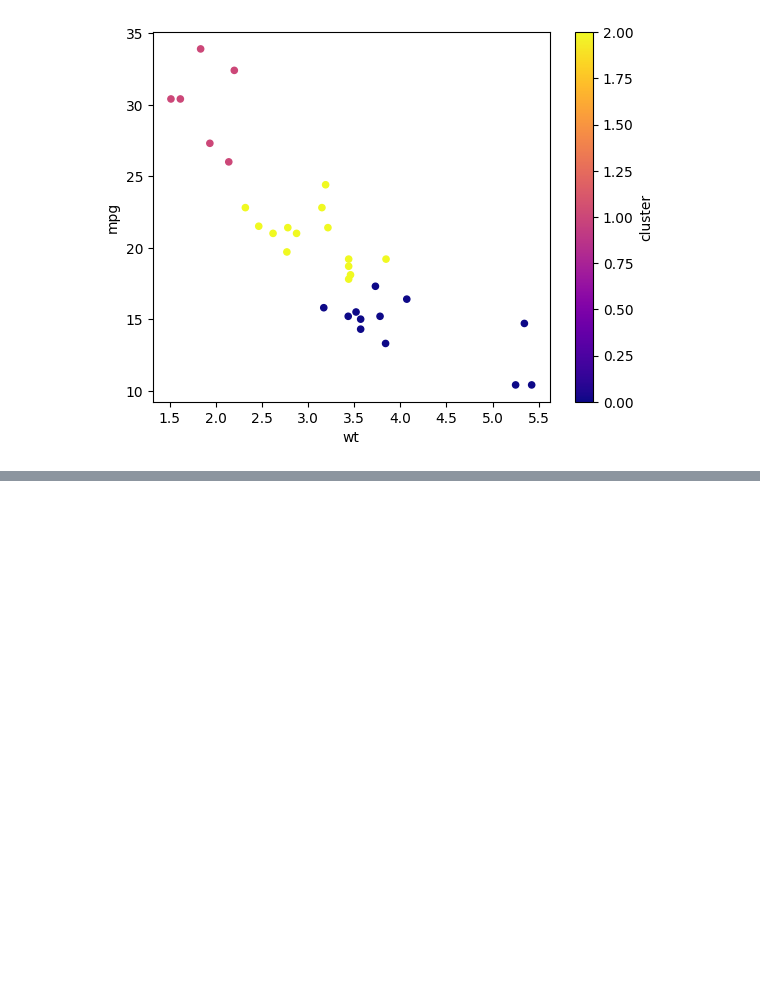
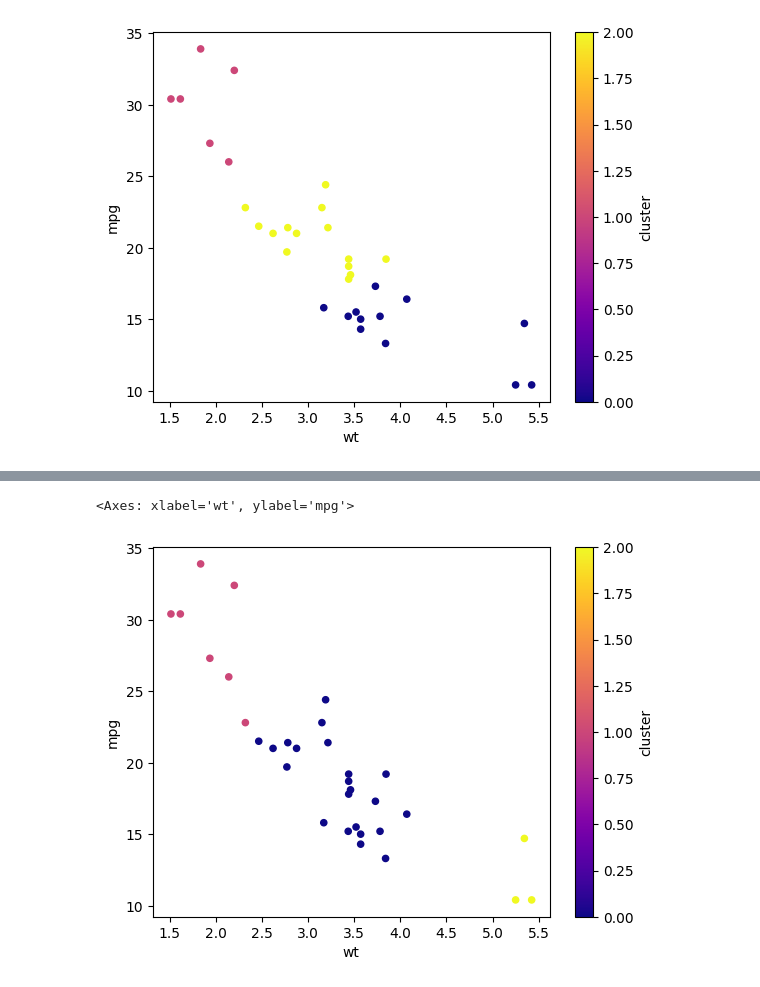
Before and after one commit to CarolineAndradeR/Data-Science, a Jupyter notebook: Análise_de_Conglomerados.ipynb, the cells around one changed output, grey strips where cells are left out. Saved outputs shown, nothing was run; the diff lists cells and outputs as text; code cells hidden in the pictures; blank space fills up the shorter version.

```diff
--- a/Análise_de_Conglomerados.ipynb
+++ b/Análise_de_Conglomerados.ipynb
@@ -23,0 +126,10 @@ df.plot.scatter(x='wt', y='mpg', c='cluster', colormap='plasma')
+# %%
+# executa o algoritmo K-Means com 3 clusters, utilizando as variáveis mpg (milhas por galão) e wt (peso)
+k = KMeans(n_clusters=3, random_state=0).fit(df[['mpg_r01','wt_r01']])
+# adiciona o número do cluster (entre 0, 1 e 2) como uma nova coluna no dataframe
+df['cluster'] = k.labels_
+# visualização gráfico de dispersão das duas variáveis escolhidas, identificando no gráfico cada objeto o cluster ao qual pertence
+df.plot.scatter(x='wt', y='mpg', c='cluster', colormap='plasma')
+# %% [output]
+<Axes: xlabel='wt', ylabel='mpg'>
+[figure, added]
```
Also changed, not shown: parts of 10 cells of this notebook.
